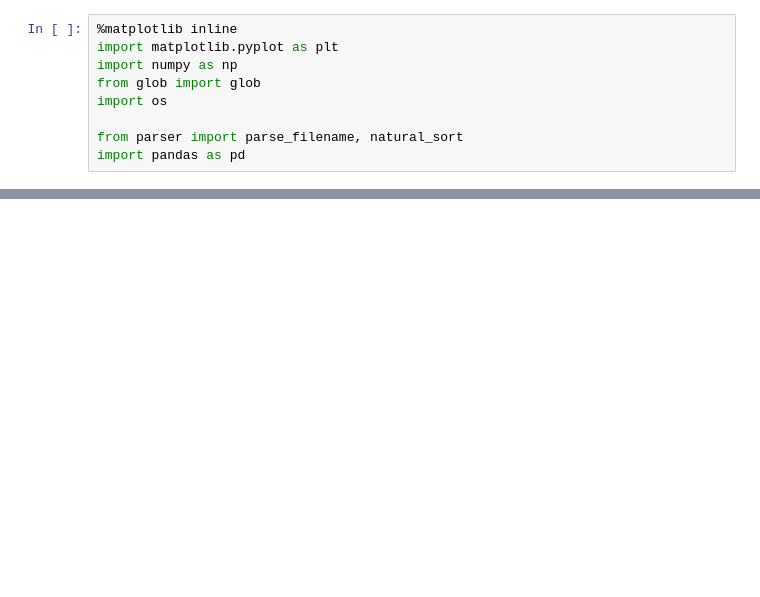
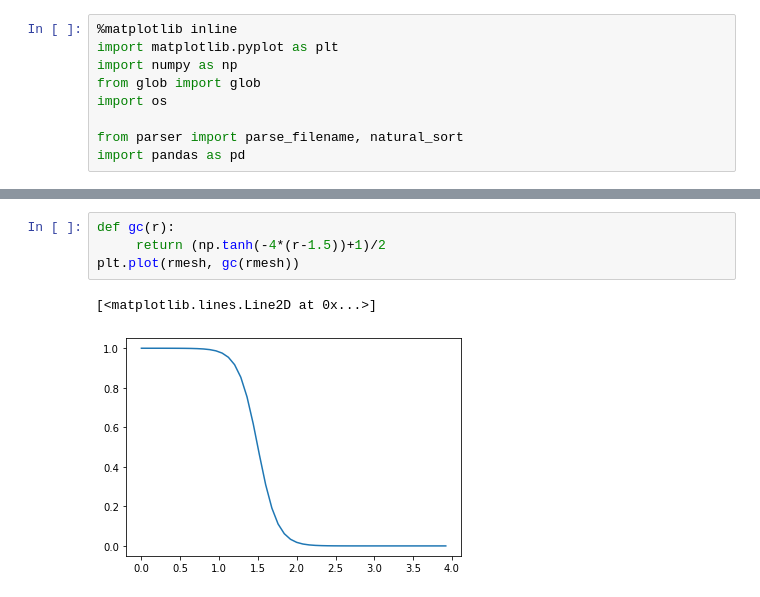
Before and after one commit to fermiflow/hydrogen, a Jupyter notebook: analysis/analysis.ipynb, the cells around one changed output, grey strips where cells are left out. Saved outputs shown, nothing was run; the diff lists cells and outputs as text; blank space fills up the shorter version.

```diff
--- a/analysis/analysis.ipynb
+++ b/analysis/analysis.ipynb
@@ -98,0 +154,7 @@ plt.xscale('log')
+# %%
+def gc(r):
+     return (np.tanh(-4*(r-1.5))+1)/2
+plt.plot(rmesh, gc(rmesh))
+# %% [output]
+[<matplotlib.lines.Line2D at 0x...>]
+[figure, added]
```
Also changed, not shown: parts of 7 cells of this notebook, 9 other files.
